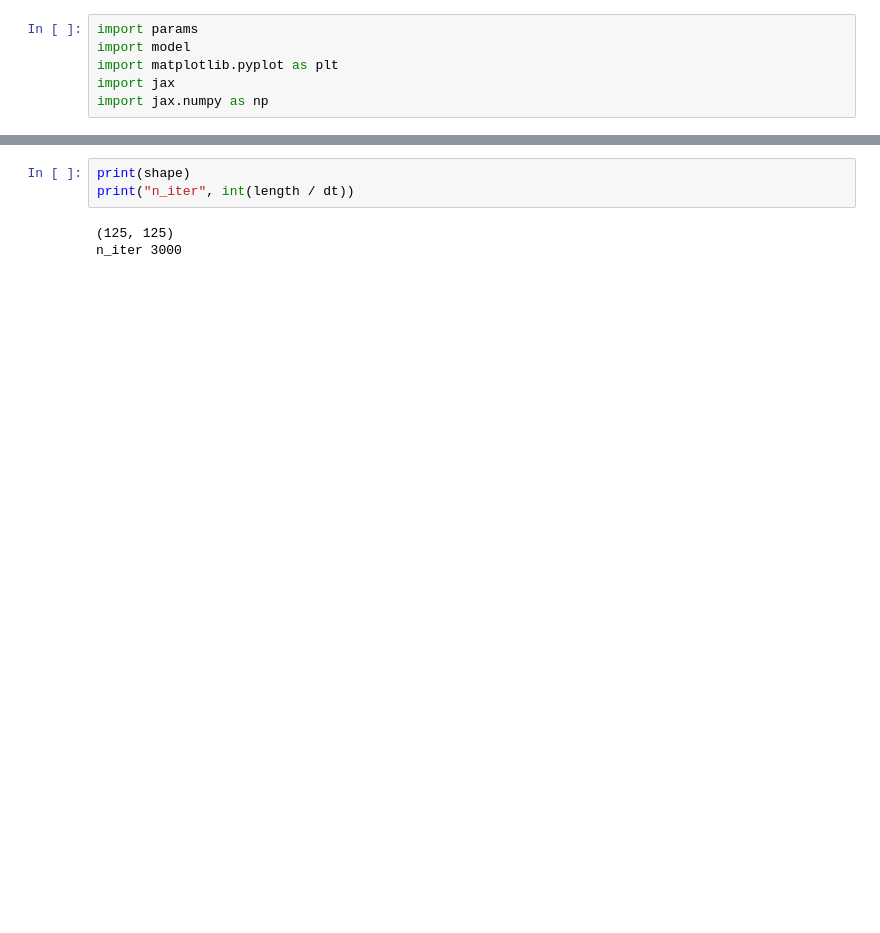
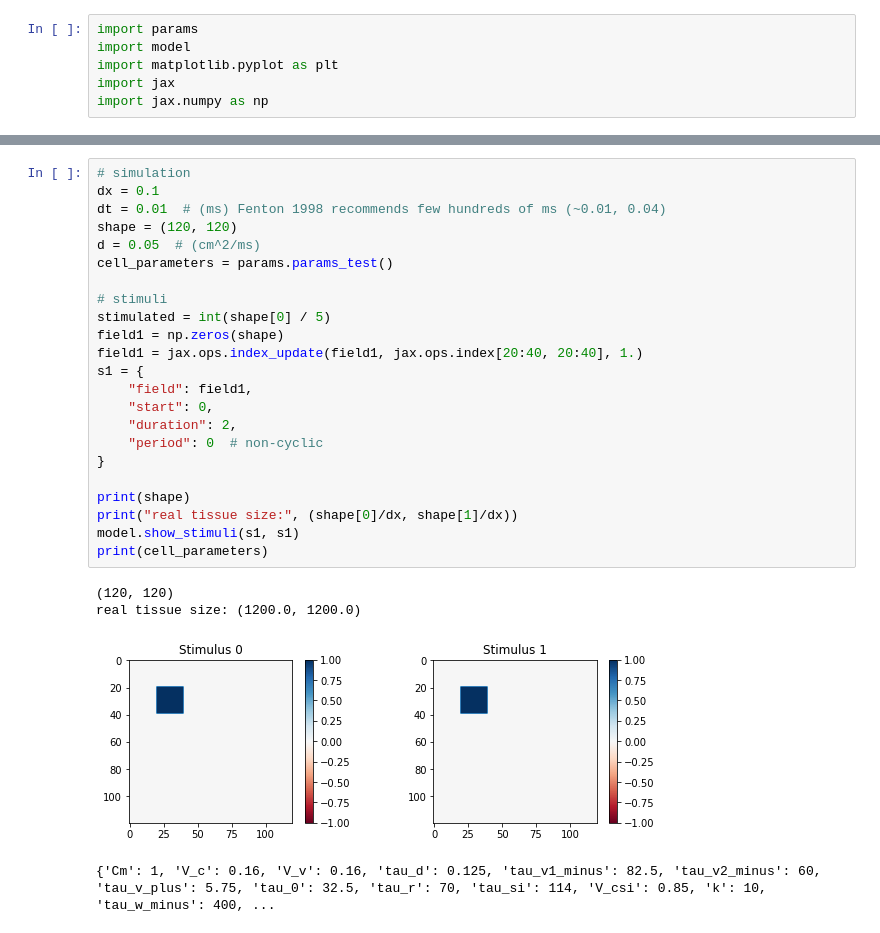
Before and after one commit to epignatelli/cardiax, a Jupyter notebook: dof_convergence_test.ipynb, the cells around one changed output, grey strips where cells are left out. Saved outputs shown, nothing was run; the diff lists cells and outputs as text; blank space fills up the shorter version.

```diff
--- a/dof_convergence_test.ipynb
+++ b/dof_convergence_test.ipynb
@@ -45,6 +34,28 @@ s3 = {
-# %%
-print(shape)
-print("n_iter", int(length / dt))
-# %% [output]
-(125, 125)
-n_iter 3000
+# %%
+# simulation
+dx = 0.1
+dt = 0.01  # (ms) Fenton 1998 recommends few hundreds of ms (~0.01, 0.04)
+shape = (120, 120)
+d = 0.05  # (cm^2/ms)
+cell_parameters = params.params_test()
+
+# stimuli
+stimulated = int(shape[0] / 5)
+field1 = np.zeros(shape)
+field1 = jax.ops.index_update(field1, jax.ops.index[20:40, 20:40], 1.)
+s1 = {
+    "field": field1,
+    "start": 0,
+    "duration": 2,
+    "period": 0  # non-cyclic
+}
+
+print(shape)
+print("real tissue size:", (shape[0]/dx, shape[1]/dx))
+model.show_stimuli(s1, s1)
+print(cell_parameters)
+# %% [output]
+(120, 120)
+real tissue size: (1200.0, 1200.0)
+[figure, added]
+{'Cm': 1, 'V_c': 0.16, 'V_v': 0.16, 'tau_d': 0.125, 'tau_v1_minus': 82.5, 'tau_v2_minus': 60, 'tau_v_plus': 5.75, 'tau_0': 32.5, 'tau_r': 70, 'tau_si': 114, 'V_csi': 0.85, 'k': 10, 'tau_w_minus': 400, ...
```
Also changed, not shown: parts of 15 cells of this notebook, 2 other files.
